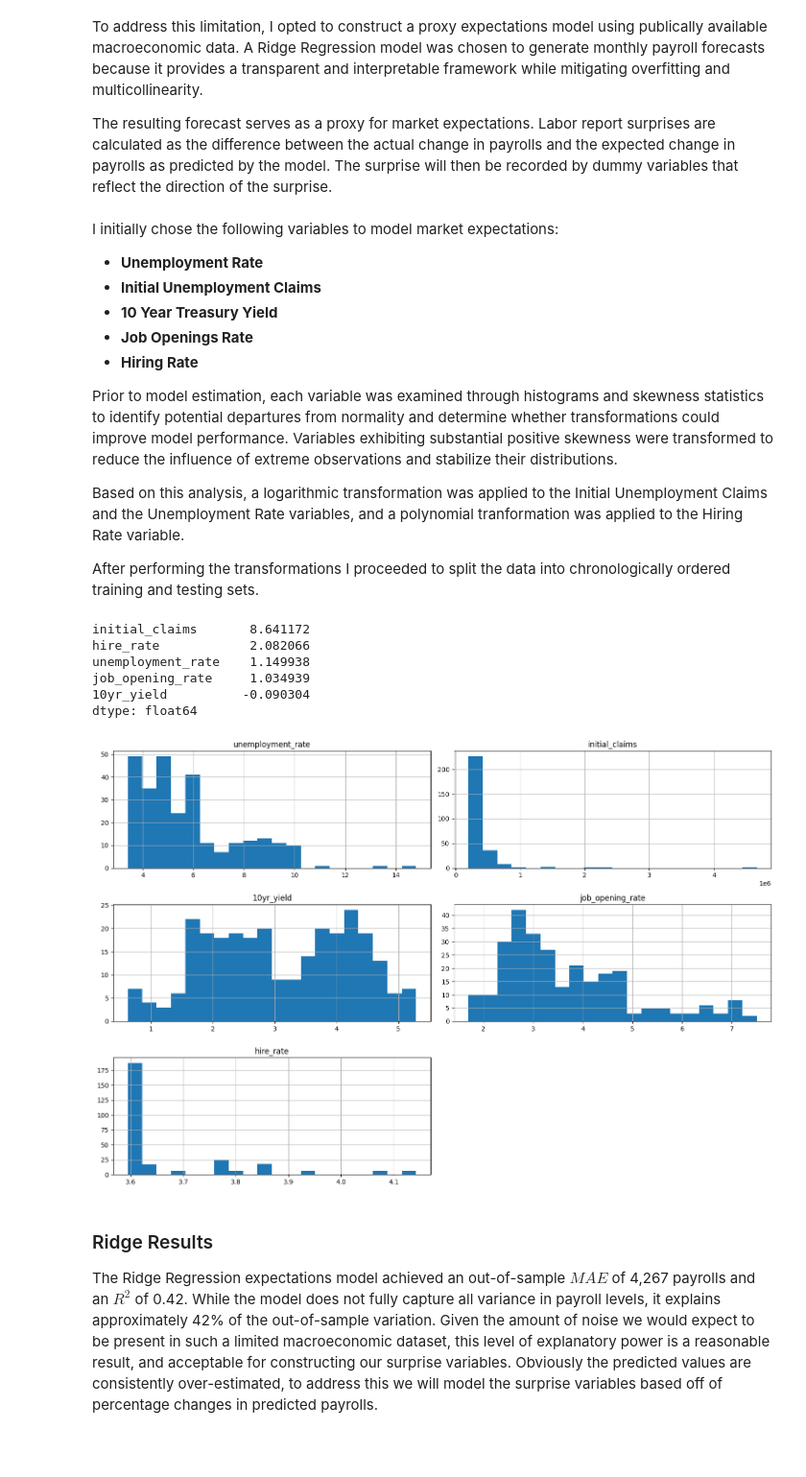
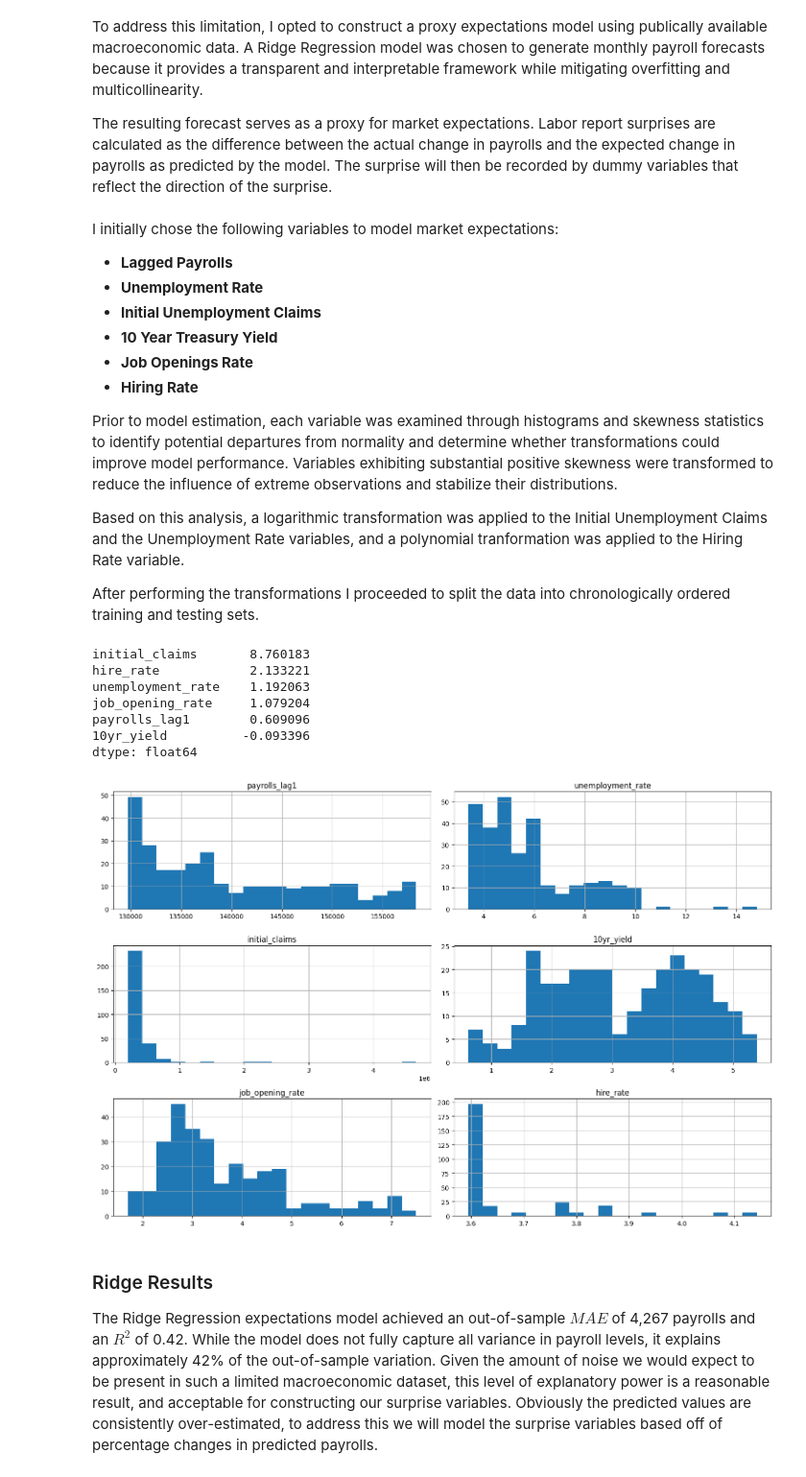
Before and after one commit to paulpuccinelli/BLS_jobs_report_model, a Jupyter notebook: BLS_prediction.ipynb, the cells around one changed output. Shown at 96% size. Drawn from its saved outputs; the diff is of its cells as text; code cells hidden in the pictures; blank space fills up the shorter version.

```diff
--- a/BLS_prediction.ipynb
+++ b/BLS_prediction.ipynb
@@ -103,28 +102,3 @@ fred_df.head()
 | 2000-03-31 | 131604.0 | 4.0 | 274750.0 | 2079000.0 | 6.528261 | 6.256522 | -0.271739 | 107.1 |
 | 2000-04-30 | 131884.0 | 3.8 | 271600.0 | 2015400.0 | 6.403684 | 5.990526 | -0.413158 | 109.2 |
 | 2000-05-31 | 132105.0 | 4.0 | 282250.0 | 1989500.0 | 6.809545 | 6.440455 | -0.369091 | 110.7 |
-# %%
-series = [
-    'PAYEMS',
-    'UNRATE',
-    'ICSA',
-    'CCSA',
-    'DGS2',
-    'DGS10',
-    'T10Y2Y',
-    'UMCSENT'
-    ]
-
-start = '2000-01-01'
-end = '2025-01-01'
-
-df = pdr.DataReader(
-    series,
-    'fred',
-    start,
-    end,
-    session=None
-)
-
-fred_df = df.resample('M').mean()
-fred_df = fred_df.ffill()
@@ -460,7 +423,6 @@ Rolling averages were used to reduce short-term noise and highlight underlying l
 
 master_df['sentiment_lag1'] = master_df['sentiment'].shift(1)
 master_df['payrolls_lag1'] = master_df['payrolls'].shift(1)
-master_df['payrolls_change'] = master_df['payrolls'].diff()
 master_df['unemployment_rate_3mo_avg'] = master_df['unemployment_rate'].rolling(3).mean()
 master_df['initial_claims_lag1'] = master_df['initial_claims'].shift(1)
 master_df['initial_claims_momentum'] = master_df['initial_claims'].diff(3)
@@ -528,6 +520,7 @@ The resulting forecast serves as a proxy for market expectations. Labor report s
 # %% [markdown]
 I initially chose the following variables to model market expectations:
 
+- **Lagged Payrolls**
 - **Unemployment Rate**
 - **Initial Unemployment Claims**
 - **10 Year Treasury Yield**
@@ -541,26 +534,28 @@ Based on this analysis, a logarithmic transformation was applied to the Initial
 After performing the transformations I proceeded to split the data into chronologically ordered training and testing sets.
 # %%
 features_l2 = [
+    'payrolls_lag1',
     'unemployment_rate',
     'initial_claims',
     '10yr_yield',
     'job_opening_rate',
     'hire_rate'
 ]
 
 print(master_df[features_l2].skew().sort_values(ascending=False))
 
 master_df[features_l2].hist(bins=20, figsize=(15, 10))
 plt.tight_layout()
 plt.show()
 # %% [output]
-initial_claims       8.641172
-hire_rate            2.082066
-unemployment_rate    1.149938
-job_opening_rate     1.034939
-10yr_yield          -0.090304
+initial_claims       8.760183
+hire_rate            2.133221
+unemployment_rate    1.192063
+job_opening_rate     1.079204
+payrolls_lag1        0.609096
+10yr_yield          -0.093396
 dtype: float64
-[figure, old version]
+[figure, new version]
 # %%
 master_df['log_initial_claims'] = np.log(master_df['initial_claims'])
 master_df['hire_rate_squared'] = master_df['hire_rate'] ** 2
```
Also changed, not shown: parts of 54 cells of this notebook, 1 other file.
